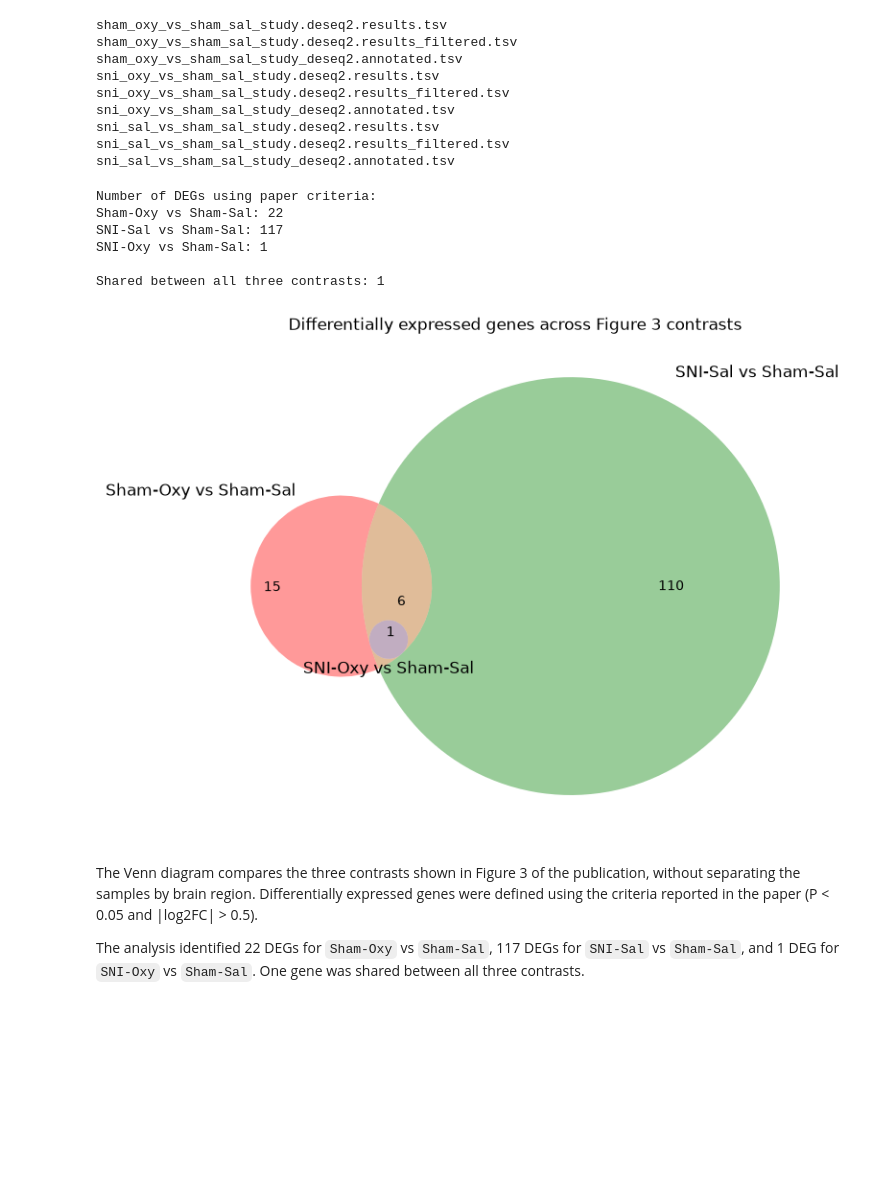
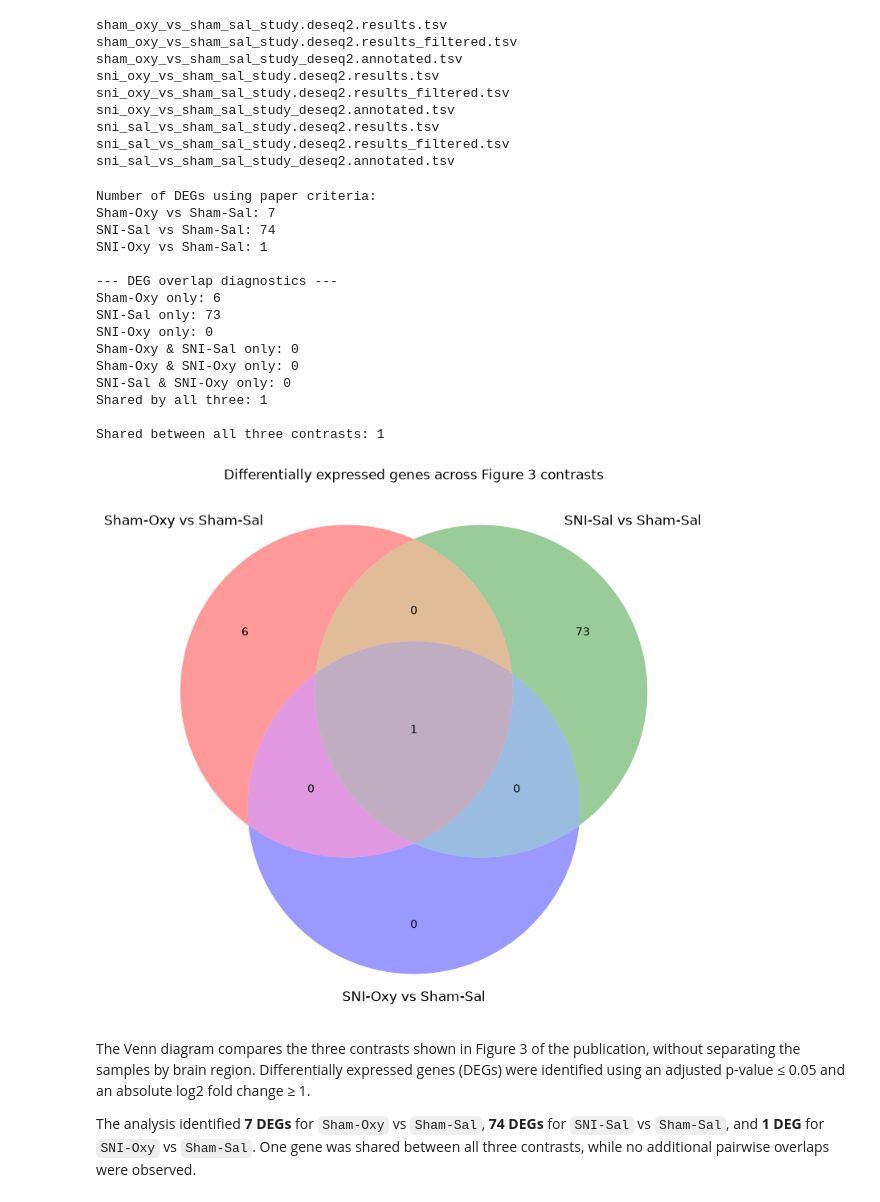
Before and after one commit to AlexaIschebeck/computational-workflows-2026, a Jupyter notebook: day_03/day_03.ipynb, the cells around one changed output. Cells and saved outputs as stored; diff of their text form; code cells hidden in the pictures; blank space fills up the shorter version.

```diff
--- a/day_03/day_03.ipynb
+++ b/day_03/day_03.ipynb
@@ -365,8 +425,8 @@ sni_sal_vs_sham_sal_study.deseq2.results.tsv
 sni_sal_vs_sham_sal_study.deseq2.results_filtered.tsv
 sni_sal_vs_sham_sal_study_deseq2.annotated.tsv
 # %%
-# Reproduce the Figure 3 Venn diagram using the DEG criteria
-# reported in the paper: p < 0.05 and |log2FC| > 0.5
+# Reproduce the Figure 3 Venn diagram using the DEG criteria:
+# adjusted p-value <= 0.05 and |log2FC| >= 1
 
 import pandas as pd
 import matplotlib.pyplot as plt
@@ -398,8 +458,8 @@ sni_oxy = pd.read_csv(
 # p < 0.05 and |log2FoldChange| > 0.5
 def filter_paper_degs(df):
     return df[
-        (df["pvalue"] < 0.05) &
-        (df["log2FoldChange"].abs() > 0.5)
+        (df["padj"] <= 0.05) &
+        (df["log2FoldChange"].abs() >= 1)
     ].copy()
 
 
@@ -413,7 +473,7 @@ sni_sal_genes = set(sni_sal_deg["gene_id"].dropna())
 sni_oxy_genes = set(sni_oxy_deg["gene_id"].dropna())
 
 # Print DEG numbers
-print("Number of DEGs using paper criteria:")
+print("Number of DEGs using adjusted p-value and log2FC thresholds:")
 print(f"Sham-Oxy vs Sham-Sal: {len(sham_oxy_genes)}")
 print(f"SNI-Sal vs Sham-Sal: {len(sni_sal_genes)}")
 print(f"SNI-Oxy vs Sham-Sal: {len(sni_oxy_genes)}")
@@ -421,40 +481,67 @@ print(f"SNI-Oxy vs Sham-Sal: {len(sni_oxy_genes)}")
 # Calculate overlap between all three contrasts
 shared_all = sham_oxy_genes & sni_sal_genes & sni_oxy_genes
 
+print("\n--- DEG overlap diagnostics ---")
+
+A = sham_oxy_genes
+B = sni_sal_genes
+C = sni_oxy_genes
+
+print("Sham-Oxy only:", len(A - B - C))
+print("SNI-Sal only:", len(B - A - C))
+print("SNI-Oxy only:", len(C - A - B))
+
+print("Sham-Oxy & SNI-Sal only:", len((A & B) - C))
+print("Sham-Oxy & SNI-Oxy only:", len((A & C) - B))
+print("SNI-Sal & SNI-Oxy only:", len((B & C) - A))
+
+print("Shared by all three:", len(A & B & C))
+
 print(f"\nShared between all three contrasts: {len(shared_all)}")
 
-# Create three-way Venn diagram
+from matplotlib_venn import venn3_unweighted
+
+# Create an unweighted Venn diagram
 plt.figure(figsize=(8, 8))
 
-venn3(
+venn3_unweighted(
     [sham_oxy_genes, sni_sal_genes, sni_oxy_genes],
     set_labels=(
         "Sham-Oxy vs Sham-Sal",
         "SNI-Sal vs Sham-Sal",
         "SNI-Oxy vs Sham-Sal"
     )
 )
 
 plt.title("Differentially expressed genes across Figure 3 contrasts")
 
 plt.tight_layout()
 
 plt.savefig(
     "venn_diagram_figure3.png",
     dpi=300,
     bbox_inches="tight"
 )
 
 plt.show()
 # %% [output]
 Number of DEGs using paper criteria:
-Sham-Oxy vs Sham-Sal: 22
-SNI-Sal vs Sham-Sal: 117
+Sham-Oxy vs Sham-Sal: 7
+SNI-Sal vs Sham-Sal: 74
 SNI-Oxy vs Sham-Sal: 1
 
+--- DEG overlap diagnostics ---
+Sham-Oxy only: 6
+SNI-Sal only: 73
+SNI-Oxy only: 0
+Sham-Oxy & SNI-Sal only: 0
+Sham-Oxy & SNI-Oxy only: 0
+SNI-Sal & SNI-Oxy only: 0
+Shared by all three: 1
+
 Shared between all three contrasts: 1
-[figure, old version]
+[figure, new version]
 # %% [markdown]
-The Venn diagram compares the three contrasts shown in Figure 3 of the publication, without separating the samples by brain region. Differentially expressed genes were defined using the criteria reported in the paper (P < 0.05 and |log2FC| > 0.5).
+The Venn diagram compares the three contrasts shown in Figure 3 of the publication, without separating the samples by brain region. Differentially expressed genes (DEGs) were identified using an adjusted p-value ≤ 0.05 and an absolute log2 fold change ≥ 1.
 
-The analysis identified 22 DEGs for `Sham-Oxy` vs `Sham-Sal`, 117 DEGs for `SNI-Sal` vs `Sham-Sal`, and 1 DEG for `SNI-Oxy` vs `Sham-Sal`. One gene was shared between all three contrasts.
+The analysis identified **7 DEGs** for `Sham-Oxy` vs `Sham-Sal`, **74 DEGs** for `SNI-Sal` vs `Sham-Sal`, and **1 DEG** for `SNI-Oxy` vs `Sham-Sal`. One gene was shared between all three contrasts, while no additional pairwise overlaps were observed.
```
Also changed, not shown: parts of 8 cells of this notebook, 7 other files.
